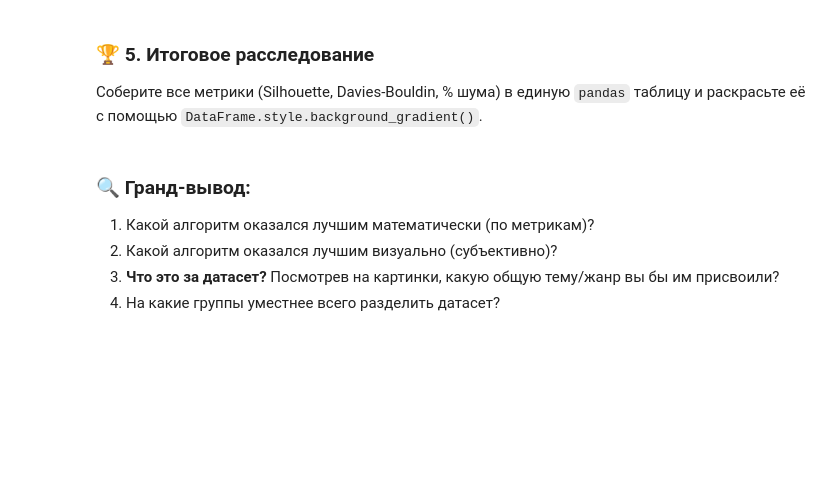
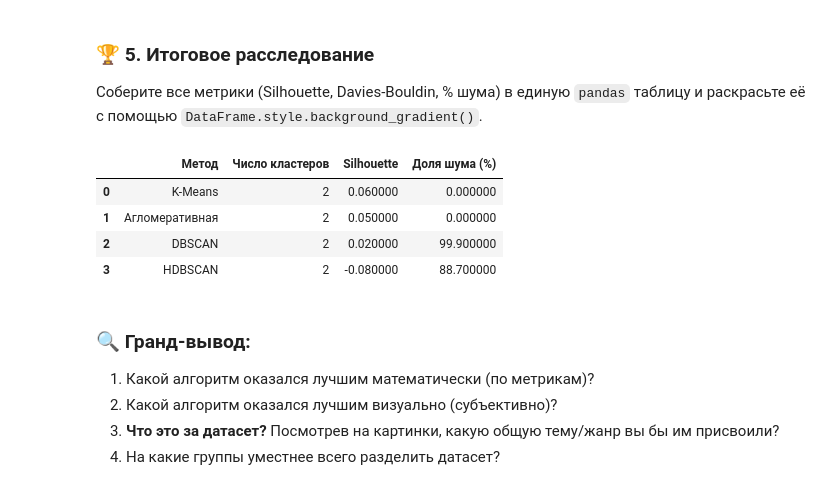
Before and after one commit to mariavyzhletsova-gif/lyceum_saturday10_2025, a Jupyter notebook: hw_clustering.ipynb, the cells around one changed output. Cells and saved outputs as stored; diff of their text form; code cells hidden in the pictures; blank space fills up the shorter version.

```diff
--- a/hw_clustering.ipynb
+++ b/hw_clustering.ipynb
@@ -146,0 +328,23 @@ import hdbscan
+# %%
+import hdbscan
+
+# ВАШ КОД ЗДЕСЬ:
+
+import plotly.express as px
+import numpy as np
+
+clusterer = hdbscan.HDBSCAN(min_cluster_size=10, gen_min_span_tree=True)
+clusters_hdb = clusterer.fit_predict(X)
+probs = clusterer.probabilities_
+
+n_clusters = len(set(clusters_hdb)) - (1 if -1 in clusters_hdb else 0)
+noise_ratio = list(clusters_hdb).count(-1) / len(clusters_hdb)
+print(f"HDBSCAN: кластеров={n_clusters}, шума={noise_ratio:.2f}")
+
+fig = px.scatter_3d(x=X_umap[:,0], y=X_umap[:,1], z=X_umap[:,2], color=clusters_hdb.astype(str), opacity=0.7,
+                    size=np.ones_like(probs)*2, size_max=5, title='HDBSCAN кластеры')
+fig.show()
+
+fig2 = px.scatter_3d(x=X_umap[:,0], y=X_umap[:,1], z=X_umap[:,2], color=probs, color_continuous_scale='Viridis',
+                     opacity=0.7, title='Уверенность HDBSCAN (вероятность)')
+fig2.show()
@@ -157,3 +361,31 @@ import pandas as pd
+# %%
+import pandas as pd
+
+# ВАШ КОД ЗДЕСЬ (Таблица сравнения):
+
+from sklearn.metrics import silhouette_score, davies_bouldin_score
+
+results = {
+    'Метод': ['K-Means', 'Агломеративная', 'DBSCAN', 'HDBSCAN'],
+    'Число кластеров': [best_k, best_k, len(set(best_labels))-1 if best_labels is not None else 0, n_clusters],
+    'Silhouette': [
+        silhouette_score(X, clusters_kmeans),
+        silhouette_score(X, clusters_agg),
+        best_score if best_labels is not None else -1,
+        silhouette_score(X, clusters_hdb) if n_clusters > 1 else -1
+    ],
+    'Доля шума (%)': [0, 0, round(list(best_labels).count(-1)/len(best_labels)*100,1) if best_labels is not None else 0, round(noise_ratio*100,1)]
+}
+df = pd.DataFrame(results)
+df = df.round(2)
+styled = df.style.background_gradient(cmap='viridis', subset=['Silhouette'])
+styled
+# %% [output]
+|  | Метод | Число кластеров | Silhouette | Доля шума (%) |
+| 0 | K-Means | 2 | 0.060000 | 0.000000 |
+| 1 | Агломеративная | 2 | 0.050000 | 0.000000 |
+| 2 | DBSCAN | 2 | 0.020000 | 99.900000 |
+| 3 | HDBSCAN | 2 | -0.080000 | 88.700000 |
 # %% [markdown]
 ### 🔍 Гранд-вывод:
 1. Какой алгоритм оказался лучшим математически (по метрикам)?
```
Also changed, not shown: parts of 11 cells of this notebook.
